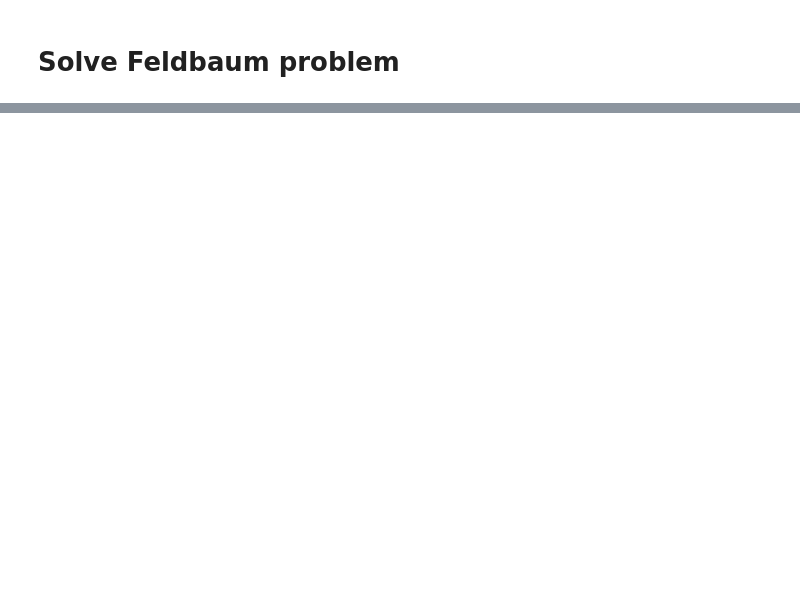
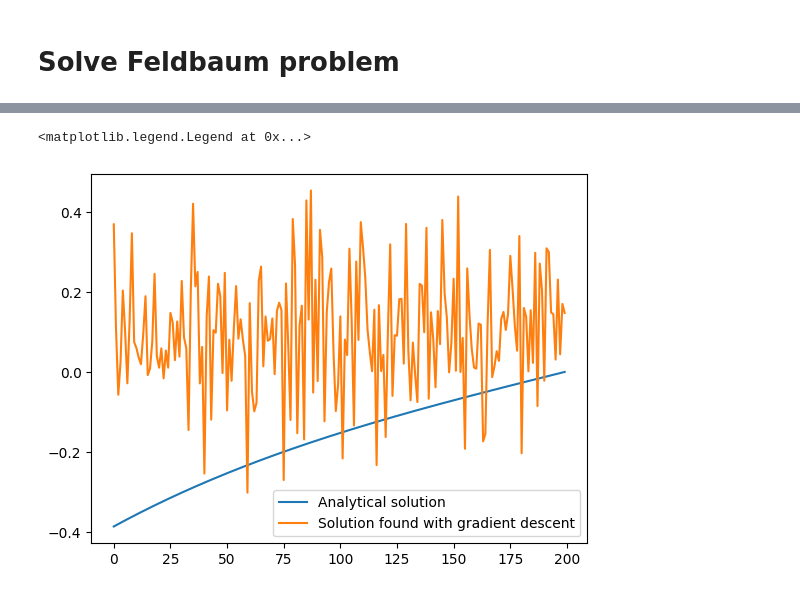
Before and after one commit to kankeinai/Thesis, a Jupyter notebook: playground.ipynb, the cells around one changed output, grey strips where cells are left out. Saved outputs shown, nothing was run; the diff lists cells and outputs as text; code cells hidden in the pictures; blank space fills up the shorter version.

```diff
--- a/playground.ipynb
+++ b/playground.ipynb
@@ -320,0 +378,8 @@ plt.plot(u.detach().numpy().T)
+# %%
+t = torch.linspace(0, end_time, m).unsqueeze(1)
+plt.plot(analytical_u(t), label="Analytical solution")
+plt.plot(u.detach().numpy().T, label="Solution found with gradient descent")
+plt.legend()
+# %% [output]
+<matplotlib.legend.Legend at 0x...>
+[figure, added]
```
Also changed, not shown: parts of 13 cells of this notebook, 14 other files.
